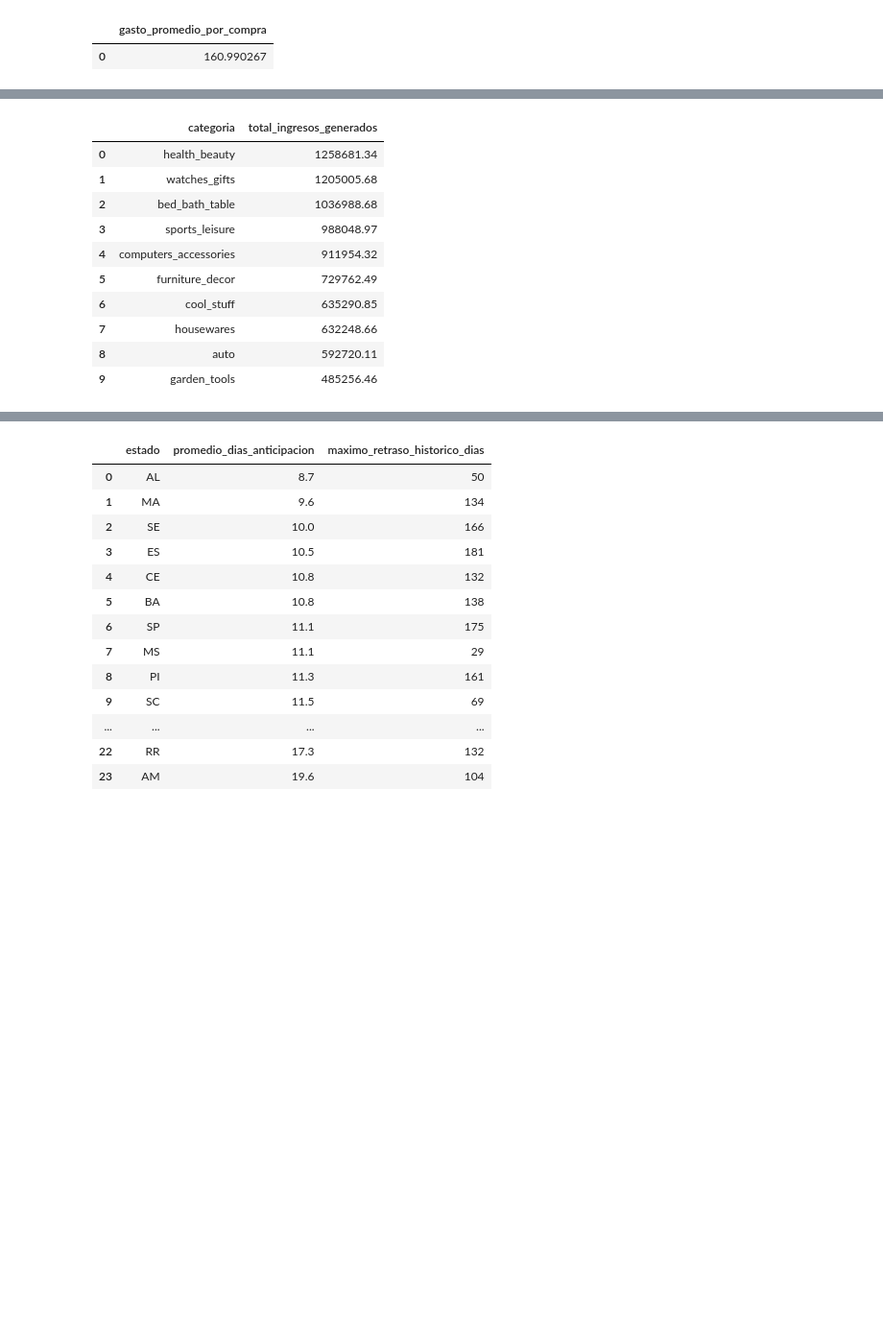
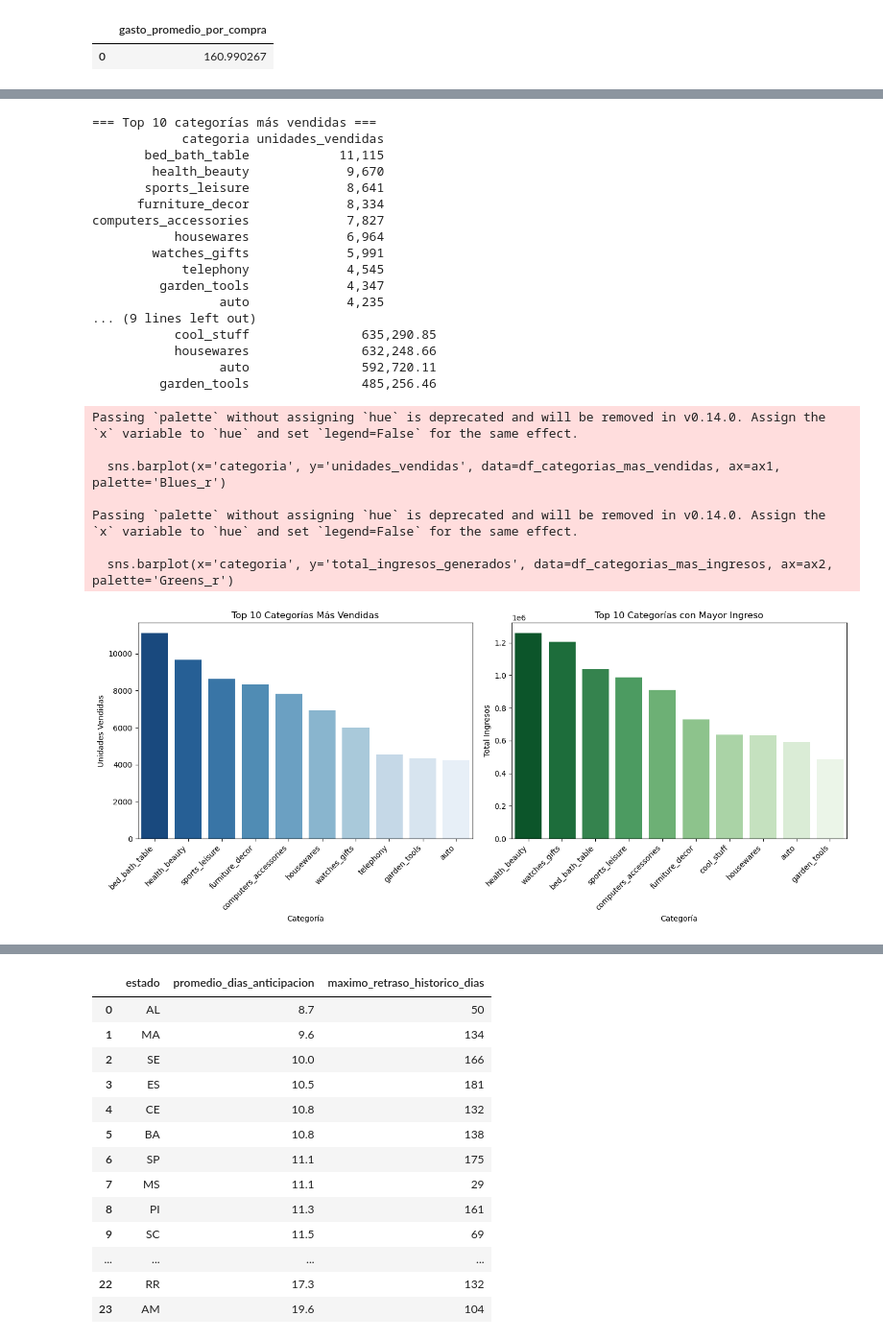
Before and after one commit to mtszmo/data, a Jupyter notebook: analisis_exploratorio.ipynb, the cells around one changed output, grey strips where cells are left out. Shown at 96% size. Saved outputs shown, nothing was run; the diff lists cells and outputs as text; code cells hidden in the pictures; blank space fills up the shorter version.

```diff
--- a/analisis_exploratorio.ipynb
+++ b/analisis_exploratorio.ipynb
@@ -74,16 +126,64 @@ df_estados_menos_facturan
 # %%
 df_categorias_mas_ingresos = ejecutar_query_desde_archivo('queries/06_categorias_mas_ingresos.sql')
+df_categorias_mas_vendidas = ejecutar_query_desde_archivo('queries/07_categorias_mas_vendidas.sql')
 
-df_categorias_mas_ingresos
+print("=== Top 10 categorías más vendidas ===")
+print(
+    df_categorias_mas_vendidas.to_string(
+        index=False,
+        formatters={"unidades_vendidas": "{:,.0f}".format}
+    )
+)
+
+print("\n=== Top 10 categorías con mayor ingreso ===")
+print(
+    df_categorias_mas_ingresos.to_string(
+        index=False,
+        formatters={"total_ingresos_generados": "{:,.2f}".format}
+    )
+)
+# Crear visualización comparativa
+fig, (ax1, ax2) = plt.subplots(1, 2, figsize=(14, 6))
+
+# Gráfico de categorías más vendidas
+sns.barplot(x='categoria', y='unidades_vendidas', data=df_categorias_mas_vendidas, ax=ax1, palette='Blues_r')
+ax1.set_title('Top 10 Categorías Más Vendidas', fontsize=12)
+ax1.set_xlabel('Categoría')
+ax1.set_ylabel('Unidades Vendidas')
+ax1.set_xticklabels(ax1.get_xticklabels(), rotation=45, ha='right')
+
+# Gráfico de categorías con más ingresos
+sns.barplot(x='categoria', y='total_ingresos_generados', data=df_categorias_mas_ingresos, ax=ax2, palette='Greens_r')
+ax2.set_title('Top 10 Categorías con Mayor Ingreso', fontsize=12)
+ax2.set_xlabel('Categoría')
+ax2.set_ylabel('Total Ingresos')
+ax2.set_xticklabels(ax2.get_xticklabels(), rotation=45, ha='right')
+
+plt.tight_layout()
+plt.show()
 # %% [output]
-|  | categoria | total_ingresos_generados |
-| 0 | health_beauty | 1258681.34 |
-| 1 | watches_gifts | 1205005.68 |
-| 2 | bed_bath_table | 1036988.68 |
-| 3 | sports_leisure | 988048.97 |
-| 4 | computers_accessories | 911954.32 |
-| 5 | furniture_decor | 729762.49 |
-| 6 | cool_stuff | 635290.85 |
-| 7 | housewares | 632248.66 |
-| 8 | auto | 592720.11 |
-| 9 | garden_tools | 485256.46 |
+=== Top 10 categorías más vendidas ===
+            categoria unidades_vendidas
+       bed_bath_table            11,115
+        health_beauty             9,670
+       sports_leisure             8,641
+      furniture_decor             8,334
+computers_accessories             7,827
+           housewares             6,964
+        watches_gifts             5,991
+            telephony             4,545
+         garden_tools             4,347
+                 auto             4,235
+... (9 lines left out)
+           cool_stuff               635,290.85
+           housewares               632,248.66
+                 auto               592,720.11
+         garden_tools               485,256.46
+Passing `palette` without assigning `hue` is deprecated and will be removed in v0.14.0. Assign the `x` variable to `hue` and set `legend=False` for the same effect.
+
+  sns.barplot(x='categoria', y='unidades_vendidas', data=df_categorias_mas_vendidas, ax=ax1, palette='Blues_r')
+
+Passing `palette` without assigning `hue` is deprecated and will be removed in v0.14.0. Assign the `x` variable to `hue` and set `legend=False` for the same effect.
+
+  sns.barplot(x='categoria', y='total_ingresos_generados', data=df_categorias_mas_ingresos, ax=ax2, palette='Greens_r')
+[figure, added]
```
Also changed, not shown: parts of 7 cells of this notebook, 2 other files.
